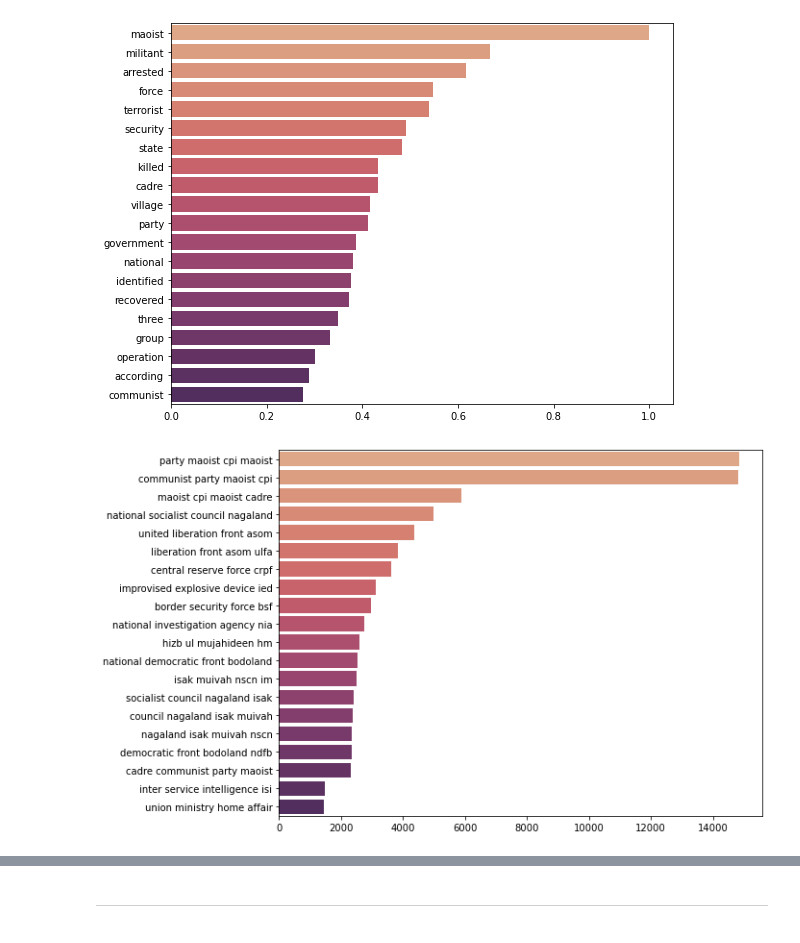
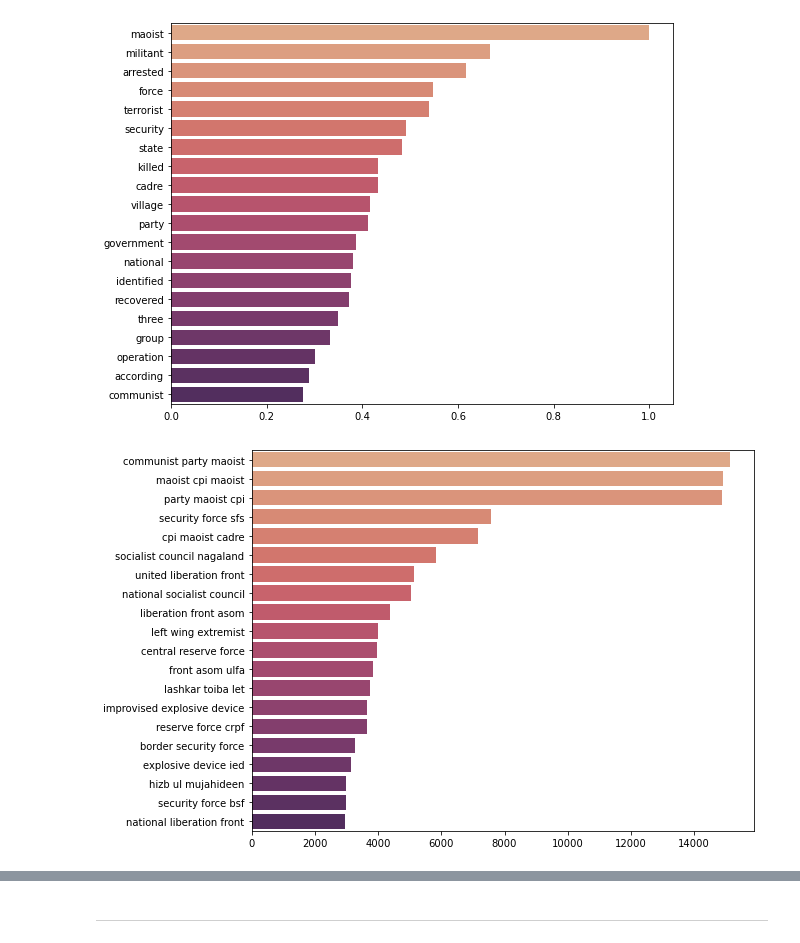
Before and after one commit to jonathanold/conflict-india, a Jupyter notebook: code/satp_descriptive_analysis.ipynb, the cells around one changed output, grey strips where cells are left out. Cells and saved outputs as stored; diff of their text form; code cells hidden in the pictures.

Commit message:
updated word embeddings for full satp dataset

```diff
--- a/code/satp_descriptive_analysis.ipynb
+++ b/code/satp_descriptive_analysis.ipynb
@@ -168,0 +149,4 @@ rel_freq
+# %%
+for i in range(20):
+    key = list(rel_freq.keys())[i]
+    print(key + ': ' + str(rel_freq[key]))
@@ -434,9 +439,9 @@ freq_plot(wordcloud_satp_full, 20)
 [figure]
 # %%
 # Top 20 3-gram
-ngram_3_satp_full = generate_ngrams(list(cleaned_satp_full['description']), 4, 20)
+ngram_3_satp_full = generate_ngrams(list(cleaned_satp_full['description']), 3, 20)
 # %% [output]
-[figure, old version]
+[figure, new version]
 # %%
 # Prepare the data
 full_train = [text.split() for text in cleaned_satp_full['description']]
```
Also changed, not shown: parts of 7 cells of this notebook.
